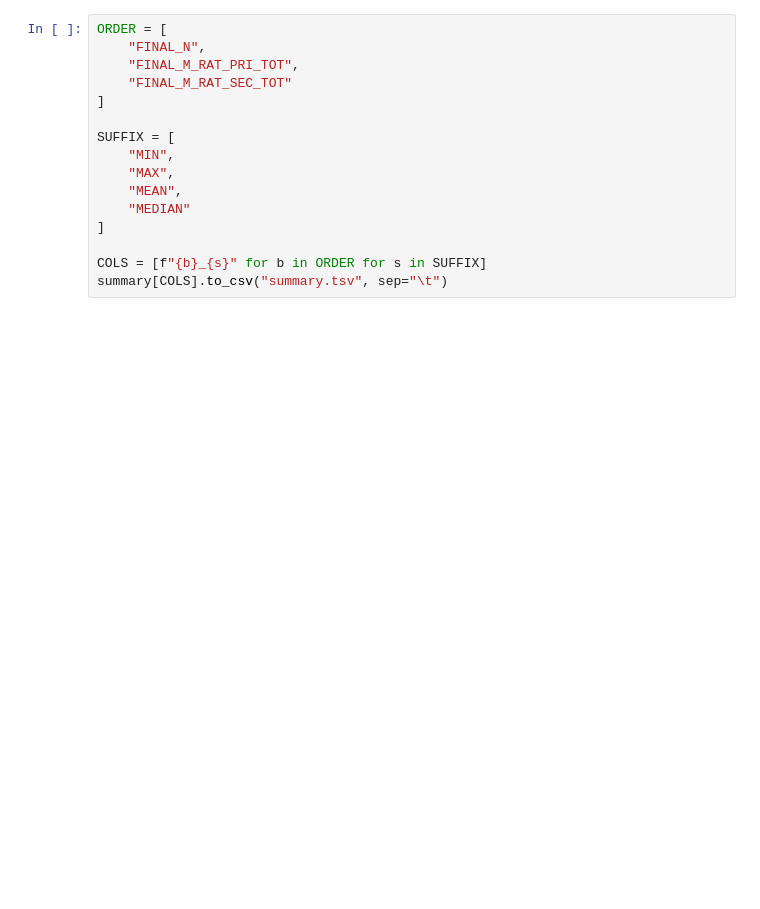
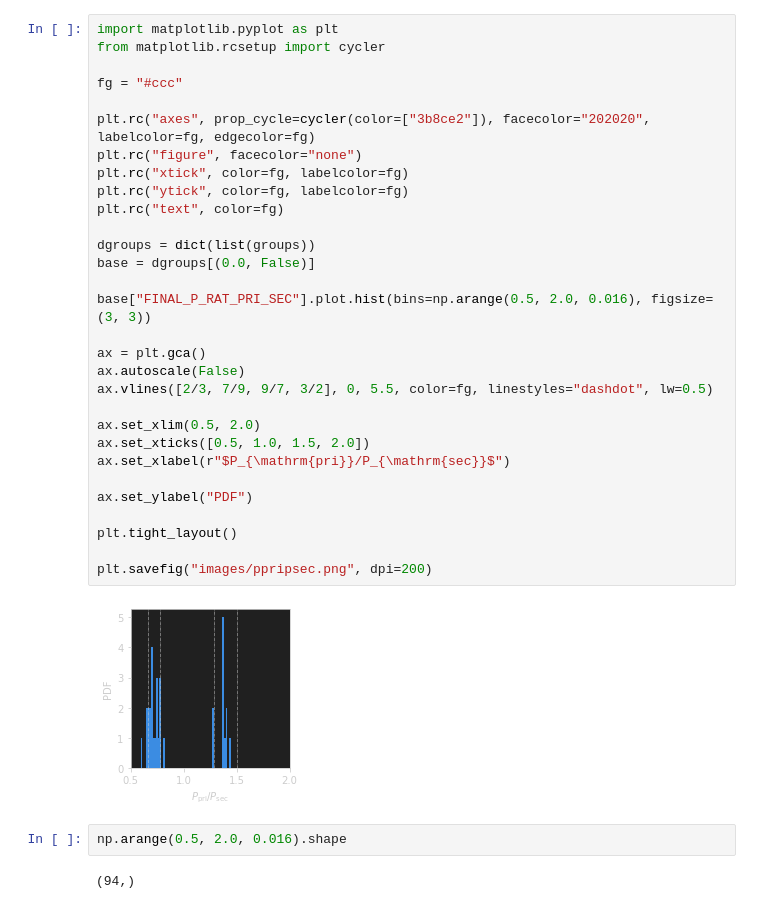
Before and after one commit to cassum-2022-project-21/workspace, a Jupyter notebook: presentation.ipynb, the cells around one changed output. Drawn from its saved outputs; the diff is of its cells as text; blank space fills up the shorter version.

```diff
--- a/presentation.ipynb
+++ b/presentation.ipynb
@@ -94,16 +117,36 @@ summary
-# %%
-ORDER = [
-    "FINAL_N",
-    "FINAL_M_RAT_PRI_TOT",
-    "FINAL_M_RAT_SEC_TOT"
-]
-
-SUFFIX = [
-    "MIN",
-    "MAX",
-    "MEAN",
-    "MEDIAN"
-]
-
-COLS = [f"{b}_{s}" for b in ORDER for s in SUFFIX]
-summary[COLS].to_csv("summary.tsv", sep="\t")
+# %%
+import matplotlib.pyplot as plt
+from matplotlib.rcsetup import cycler
+
+fg = "#ccc"
+
+plt.rc("axes", prop_cycle=cycler(color=["3b8ce2"]), facecolor="202020", labelcolor=fg, edgecolor=fg)
+plt.rc("figure", facecolor="none")
+plt.rc("xtick", color=fg, labelcolor=fg)
+plt.rc("ytick", color=fg, labelcolor=fg)
+plt.rc("text", color=fg)
+
+dgroups = dict(list(groups))
+base = dgroups[(0.0, False)]
+
+base["FINAL_P_RAT_PRI_SEC"].plot.hist(bins=np.arange(0.5, 2.0, 0.016), figsize=(3, 3))
+
+ax = plt.gca()
+ax.autoscale(False)
+ax.vlines([2/3, 7/9, 9/7, 3/2], 0, 5.5, color=fg, linestyles="dashdot", lw=0.5)
+
+ax.set_xlim(0.5, 2.0)
+ax.set_xticks([0.5, 1.0, 1.5, 2.0])
+ax.set_xlabel(r"$P_{\mathrm{pri}}/P_{\mathrm{sec}}$")
+
+ax.set_ylabel("PDF")
+
+plt.tight_layout()
+
+plt.savefig("images/ppripsec.png", dpi=200)
+# %% [output]
+[figure, added]
+# %%
+np.arange(0.5, 2.0, 0.016).shape
+# %% [output]
+(94,)
```
Also changed, not shown: parts of 18 cells of this notebook, 37 other files.
